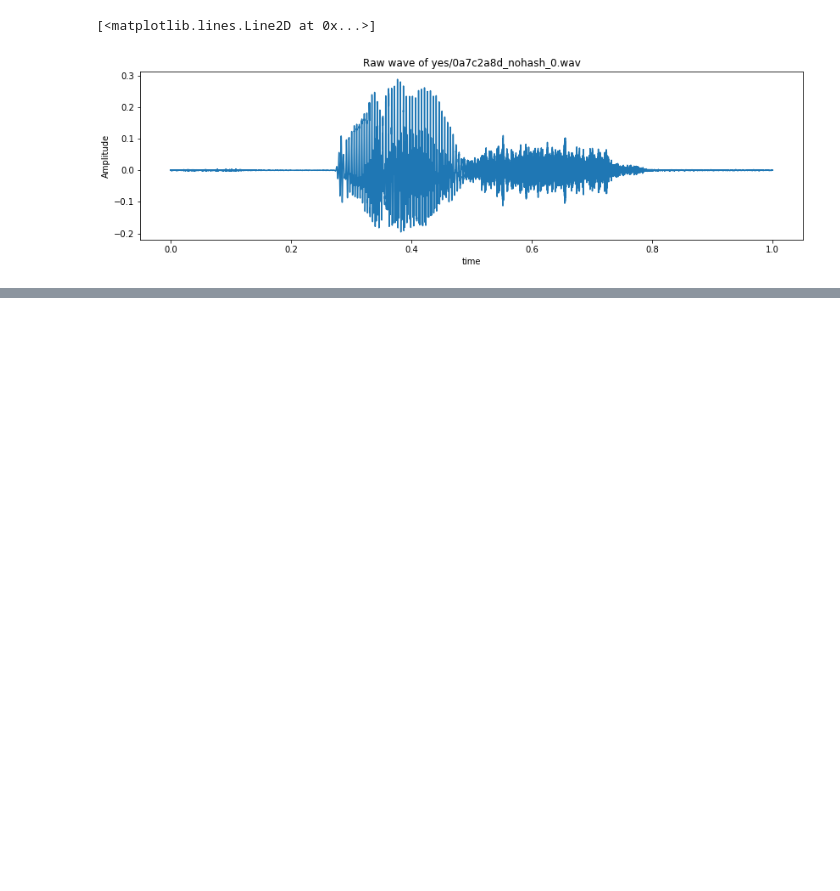
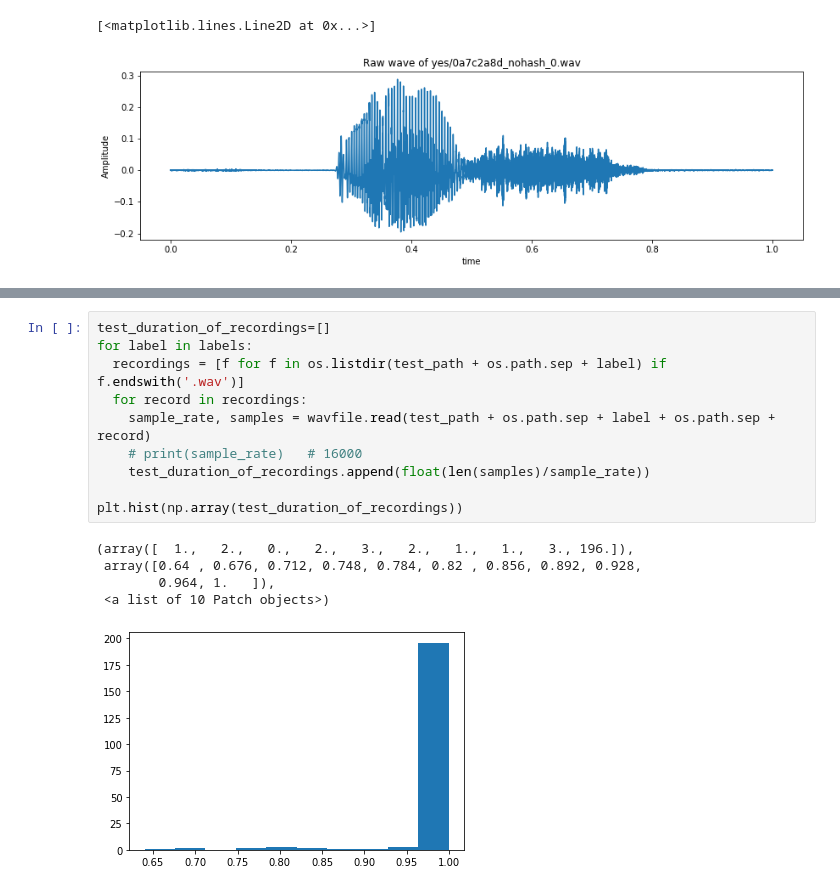
Before and after one commit to jana-jovicic/Speech-to-Text, a Jupyter notebook: speech_to_text.ipynb, the cells around one changed output, grey strips where cells are left out. Cells and saved outputs as stored; diff of their text form; blank space fills up the shorter version.

```diff
--- a/speech_to_text.ipynb
+++ b/speech_to_text.ipynb
@@ -46,0 +116,16 @@ ax1.plot(np.linspace(0, sample_rate/len(samples), sample_rate), samples)
+# %%
+test_duration_of_recordings=[]
+for label in labels:
+  recordings = [f for f in os.listdir(test_path + os.path.sep + label) if f.endswith('.wav')]
+  for record in recordings:
+    sample_rate, samples = wavfile.read(test_path + os.path.sep + label + os.path.sep + record)
+    # print(sample_rate)   # 16000
+    test_duration_of_recordings.append(float(len(samples)/sample_rate))
+
+plt.hist(np.array(test_duration_of_recordings))
+# %% [output]
+(array([  1.,   2.,   0.,   2.,   3.,   2.,   1.,   1.,   3., 196.]),
+ array([0.64 , 0.676, 0.712, 0.748, 0.784, 0.82 , 0.856, 0.892, 0.928,
+        0.964, 1.   ]),
+ <a list of 10 Patch objects>)
+[figure, added]
```
Also changed, not shown: parts of 9 cells of this notebook.
